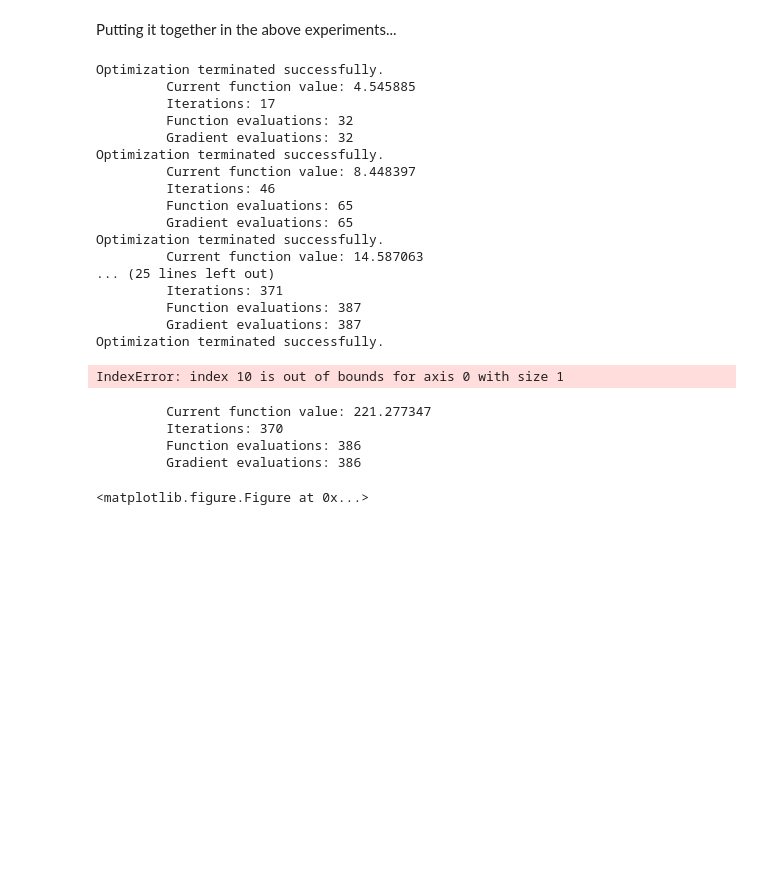
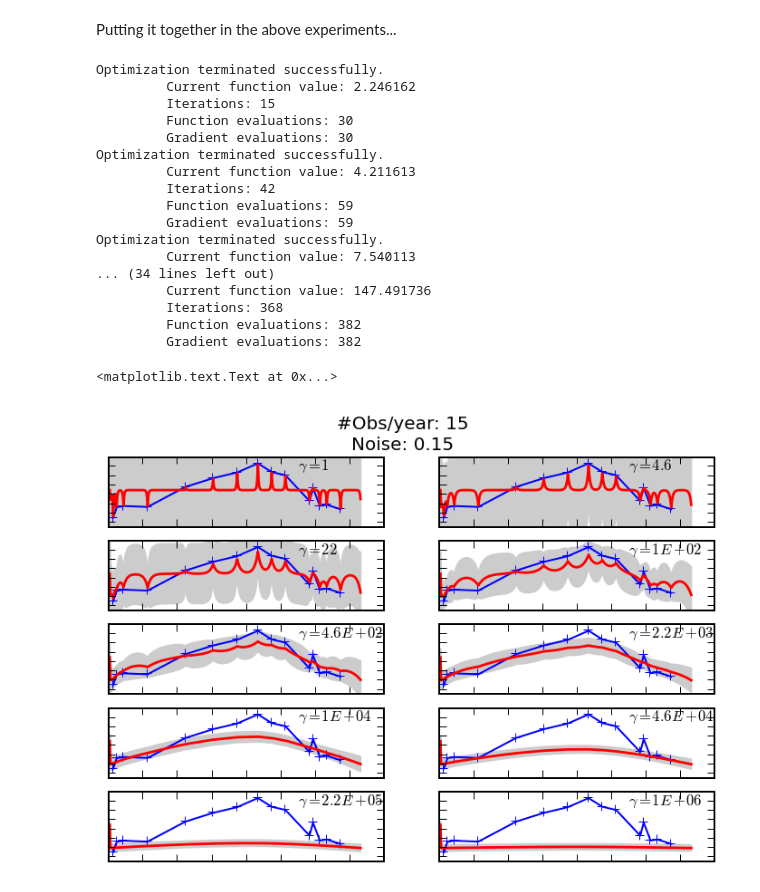
Before and after one commit to maxchernet/toy_eoldas, a Jupyter notebook: NDVI_smoothing.ipynb, the cells around one changed output. Saved outputs shown, nothing was run; the diff lists cells and outputs as text; code cells hidden in the pictures; blank space fills up the shorter version.

```diff
--- a/NDVI_smoothing.ipynb
+++ b/NDVI_smoothing.ipynb
@@ -509,55 +511,53 @@ obs1 = np.zeros_like(x, dtype=np.bool)
 obs1[::5] = obs_mask[::5]
 obs_mask = obs1
 
 x_prior = np.ones_like(x)*0.5
 sigma_prior = 1.0
 gamma = 100
 sigma_obs = 0.15
 
 
 iplot=1
+x0 = x_prior
 for gamma in np.logspace(0,6,10):
     plt.subplot(5,2,iplot)
     iplot = iplot+1
     plt.plot(x[obs_mask],y_noisy[obs_mask], '-+', ms=5)
-    retval = scipy.optimize.fmin_bfgs ( cost_function, x_prior, fprime=der_cost_function,\
+    retval = scipy.optimize.fmin_bfgs ( cost_function, x0, fprime=der_cost_function,\
         args=(y_noisy[obs_mask], x_prior, sigma_obs, sigma_prior, gamma, obs_mask), \
         disp=1, retall=1)
+    x0 = retval[0]
     post_sd = posterior_covariance ( retval[0], sigma_prior, sigma_obs, gamma )
     plt.fill_between(x, retval[0] - 1.96*post_sd, retval[0] + 1.96*post_sd, color='0.8' )
     plt.plot(x,retval[0], '-r',lw=1.4 )
     plt.yticks(visible=False)
     plt.xticks(visible=False)
     plt.ylim(-0.3, 1.2)
     plt.xlim(0, 400)
     plt.text(275,0.92,r'$\gamma=%4.2G$'%gamma, size="smaller")
 
 fig = plt.gcf()
-fig.suptitle('#Obs/year: %d\nNoise: %4.2G'% ( obs_mask, sigma_obs ).sum() )
+fig.suptitle('#Obs/year: %d\nNoise: %4.2G'% ( obs_mask.sum(), sigma_obs ))
 # %% [output]
 Optimization terminated successfully.
-         Current function value: 4.545885
-         Iterations: 17
-         Function evaluations: 32
-         Gradient evaluations: 32
+         Current function value: 2.246162
+         Iterations: 15
+         Function evaluations: 30
+         Gradient evaluations: 30
 Optimization terminated successfully.
-         Current function value: 8.448397
-         Iterations: 46
-         Function evaluations: 65
-         Gradient evaluations: 65
+         Current function value: 4.211613
+         Iterations: 42
+         Function evaluations: 59
+         Gradient evaluations: 59
 Optimization terminated successfully.
-         Current function value: 14.587063
-... (25 lines left out)
-         Iterations: 371
-         Function evaluations: 387
-         Gradient evaluations: 387
-Optimization terminated successfully.
+         Current function value: 7.540113
+... (34 lines left out)
+         Current function value: 147.491736
+         Iterations: 368
+         Function evaluations: 382
+         Gradient evaluations: 382
-IndexError: index 10 is out of bounds for axis 0 with size 1
+<matplotlib.text.Text at 0x...>
-         Current function value: 221.277347
-         Iterations: 370
-         Function evaluations: 386
-         Gradient evaluations: 386
-<matplotlib.figure.Figure at 0x...>
+[figure, added]
 # %%
 plt.plot(x[obs_mask],y_noisy[obs_mask], '-+', ms=5)
 
```
Also changed, not shown: parts of 11 cells of this notebook.
